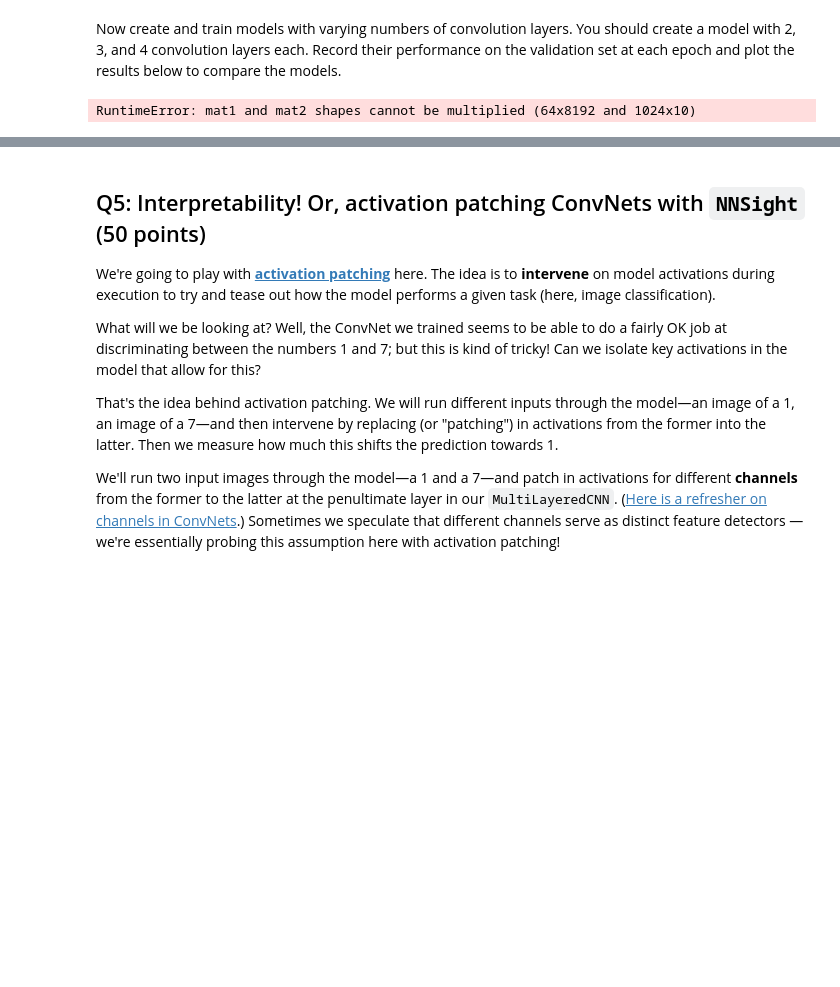
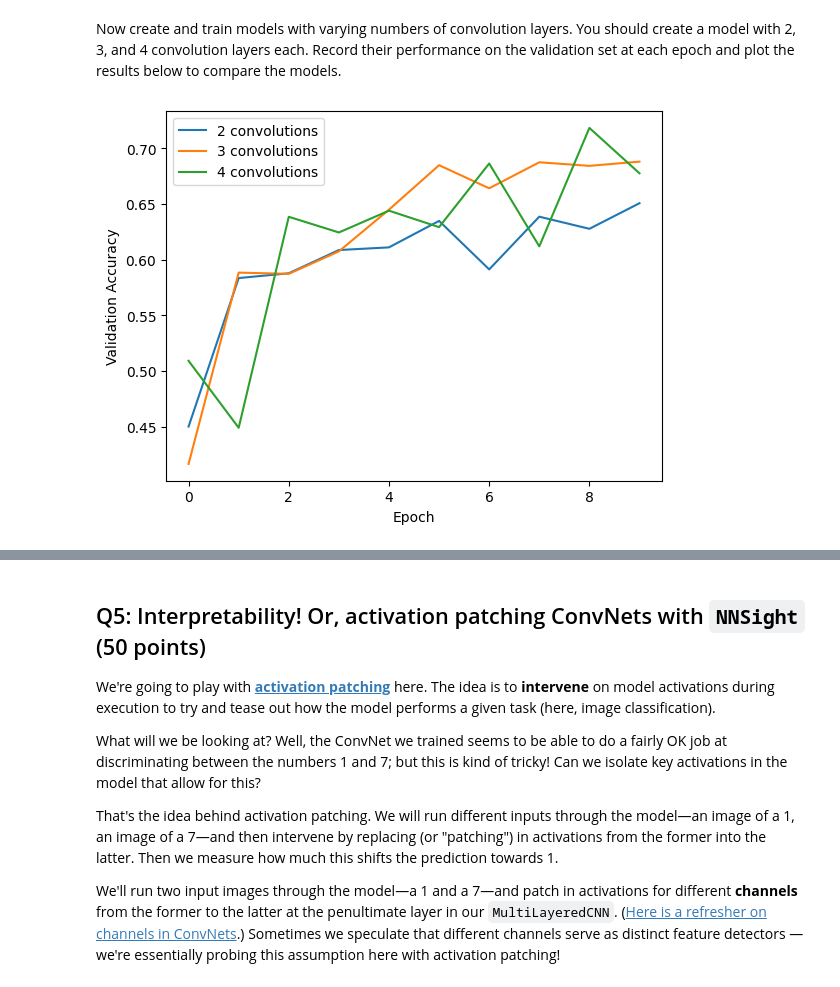
Before and after one commit to jaysonleon/DS4440-NN-, a Jupyter notebook: hw4.ipynb, the cells around one changed output, grey strips where cells are left out. Drawn from its saved outputs; the diff is of its cells as text; code cells hidden in the pictures; blank space fills up the shorter version.

```diff
--- a/hw4.ipynb
+++ b/hw4.ipynb
@@ -212,25 +264,25 @@ class MultiLayeredCNN(nn.Module):
 # %% [markdown]
 Now create and train models with varying numbers of convolution layers. You should create a model with 2, 3, and 4 convolution layers each. Record their performance on the validation set at each epoch and plot the results below to compare the models.
 # %%
-CNN2L = MultiLayeredCNN(2).to(device)
+CNN2L = MultiLayeredCNN([3, 16, 32])
 grad = torch.optim.SGD(CNN2L.parameters(), lr=0.01)
 
-valAccs_2L = train(CNN2L, train_loader, val_loader, grad, epochs=6, patience=5)
+val_accs_2L, val_class_accs_2L = train(CNN2L, train_loader, val_loader, grad, epochs=10, patience=5)
 
-CNN3L = MultiLayeredCNN(3).to(device)
+CNN3L = MultiLayeredCNN([3, 16, 32, 64])
 grad = torch.optim.SGD(CNN3L.parameters(), lr=0.01)
-valAccs_3L = train(CNN3L, train_loader, val_loader, grad, epochs=6, patience=5)
+val_accs_3L, val_class_accs_3L = train(CNN3L, train_loader, val_loader, grad, epochs=10, patience=5)
 
-CNN4L = MultiLayeredCNN(4).to(device)
+CNN4L = MultiLayeredCNN([3, 16, 32, 64, 128])
 grad = torch.optim.SGD(CNN4L.parameters(), lr=0.01)
-valAccs_4L = train(CNN4L, train_loader, val_loader, grad, epochs=6, patience=5)
+val_accs_4L, val_class_accs_4L = train(CNN4L, train_loader, val_loader, grad, epochs=10, patience=5)
 
-plt.plot(valAccs_2L, label='2 convolutions')
-plt.plot(valAccs_3L, label='3 convolutions')
-plt.plot(valAccs_4L, label='4 convolutions')
+plt.plot(val_accs_2L, label='2 convolutions')
+plt.plot(val_accs_3L, label='3 convolutions')
+plt.plot(val_accs_4L, label='4 convolutions')
 plt.xlabel('Epoch')
 plt.ylabel('Validation Accuracy')
 plt.legend()
 plt.show()
 # %% [output]
-RuntimeError: mat1 and mat2 shapes cannot be multiplied (64x8192 and 1024x10)
+[figure, added]
```
Also changed, not shown: parts of 25 cells of this notebook, 1 other file.
